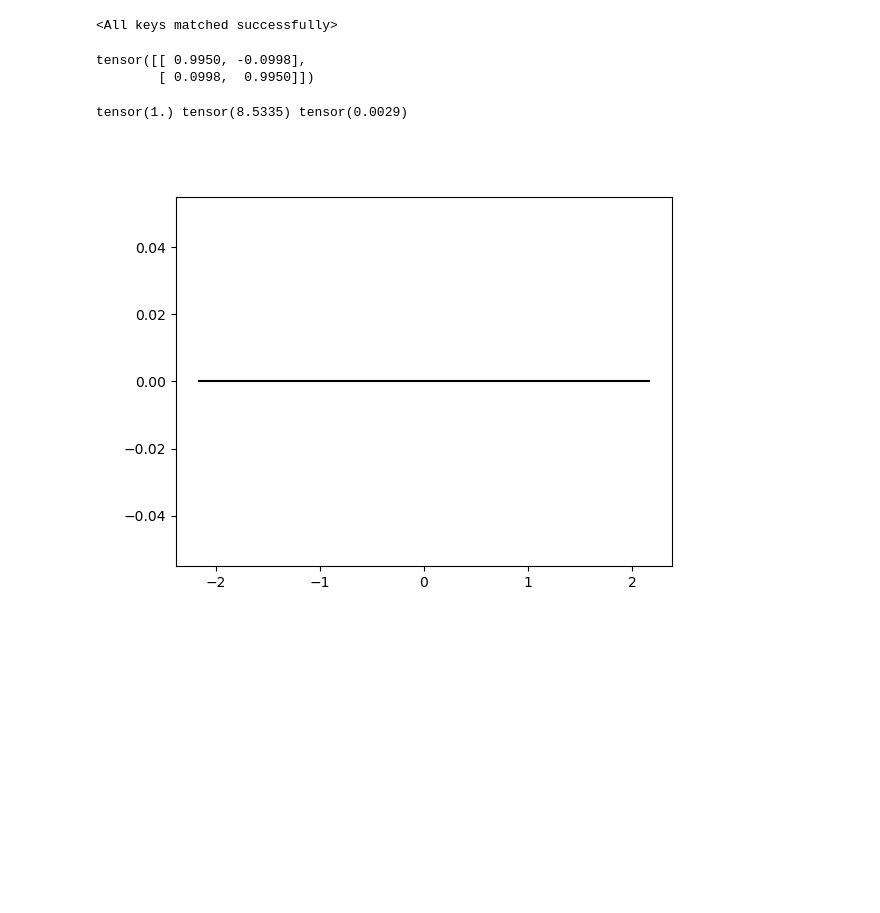
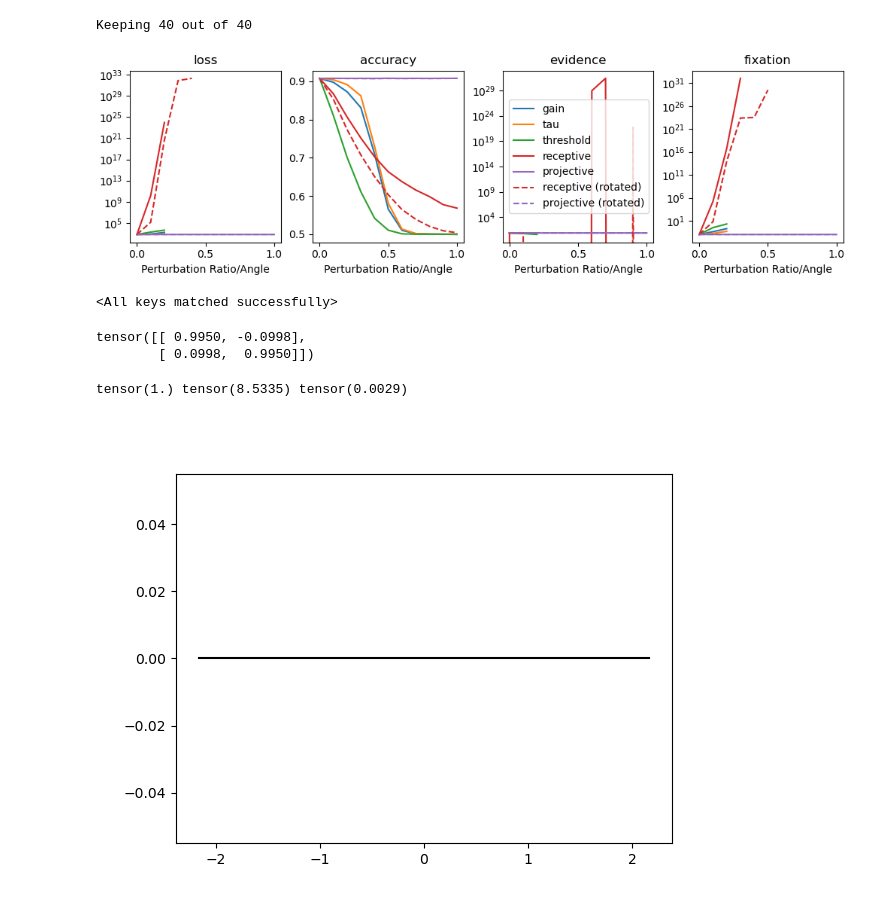
Before and after one commit to landoskape/mcn2024-psets, a Jupyter notebook: intrinsic-excitability/perturb.ipynb, the cells around one changed output. Cells and saved outputs as stored; diff of their text form; code cells hidden in the pictures; blank space fills up the shorter version.

```diff
--- a/intrinsic-excitability/perturb.ipynb
+++ b/intrinsic-excitability/perturb.ipynb
@@ -121,3 +64,63 @@ tensor([0.0000, 0.1000, 0.2000, 0.3000, 0.4000, 0.5000, 0.6000, 0.7000, 0.8000,
+# %%
+jobid = 43
+train_loss, train_accuracy, train_evidence, train_fixation = load_results(jobid)
+keep_idx = train_loss[:, -1] < np.inf
+print(f"Keeping {keep_idx.sum()} out of {keep_idx.shape[0]}")
+
+perturb = load_perturbation(jobid, suffix="random")
+perturb_rotation = load_perturbation(jobid, suffix="rotation")
+perturb_ratios = perturb["perturb_ratios"]
+psychometric_edges = perturb["psychometric_edges"]
+perturb_targets = perturb["perturb_targets"]
+psychometric_centers = (psychometric_edges[1:] + psychometric_edges[:-1]) / 2
+model_indices = perturb["model_indices"]
+keep_idx = keep_idx[:len(model_indices)]
+
+loss = perturb["loss"][keep_idx]
+accuracy = perturb["accuracy"][keep_idx]
+evidence = perturb["evidence"][keep_idx]
+fixation = perturb["fixation"][keep_idx]
+psychometric = perturb["psychometric"][keep_idx]
+
+perturb_rotation_angles = perturb_rotation["perturb_ratios"]
+perturb_rotation_angles = perturb_rotation_angles / perturb_rotation_angles.max()
+
+loss_rotation = perturb_rotation["loss"][keep_idx]
+accuracy_rotation = perturb_rotation["accuracy"][keep_idx]
+evidence_rotation = perturb_rotation["evidence"][keep_idx]
+fixation_rotation = perturb_rotation["fixation"][keep_idx]
+psychometric_rotation = perturb_rotation["psychometric"][keep_idx]
+
+# Make nice lookup table of 5 colors so I can do color=cmap[index]
+cmap = plt.get_cmap("tab10")
+
+ylog = dict(loss=True, accuracy=False, evidence=False, fixation=True)
+
+plt.close('all')
+fig, ax = plt.subplots(1, 4, figsize=(10, 3), layout="constrained")
+for ii, (name, value) in enumerate(zip(["loss", "accuracy", "evidence", "fixation"], [loss, accuracy, evidence, fixation])):
+    for jj, target in enumerate(perturb_targets):
+        ax[ii].plot(perturb_ratios, value[:, :, jj].mean(dim=(0, 2)), label=f"{target}", c=cmap(jj))
+for ii, (name, value) in enumerate(zip(["loss", "accuracy", "evidence", "fixation"], [loss_rotation, accuracy_rotation, evidence_rotation, fixation_rotation])):
+    for jj, target in enumerate(perturb_targets):
+        if target in ["receptive", "projective"]:
+            ax[ii].plot(perturb_rotation_angles, value[:, :, jj].mean(dim=(0, 2)), label=f"{target} (rotated)", linestyle="--", c=cmap(jj))
+    ax[ii].set_title(name)
+    if ii == 2:
+        ax[ii].legend()
+    ax[ii].set_xlabel("Perturbation Ratio/Angle")
+    ax[ii].set_yscale("log" if ylog[name] else "linear")
+plt.show()
+
+# plt.plot(perturb_rotation_angles, torch.mean(accuracy_receptive_rotate, dim=(0, 2)), c='r', linestyle='--', label="Receptive -- Rotate")
+# plt.plot(perturb_rotation_angles, torch.mean(accuracy_projective_rotate, dim=(0, 2)), c='b', linestyle='--', label="Projective -- Rotate")
+# plt.legend()
+# plt.xlabel("Perturbation Ratio")
+# plt.ylabel("Accuracy")
+# plt.show()
+# %% [output]
+Keeping 40 out of 40
+[figure, added]
 # %%
 # Load trained model and results
 
```
Also changed, not shown: parts of 4 cells of this notebook, 2 other files.
